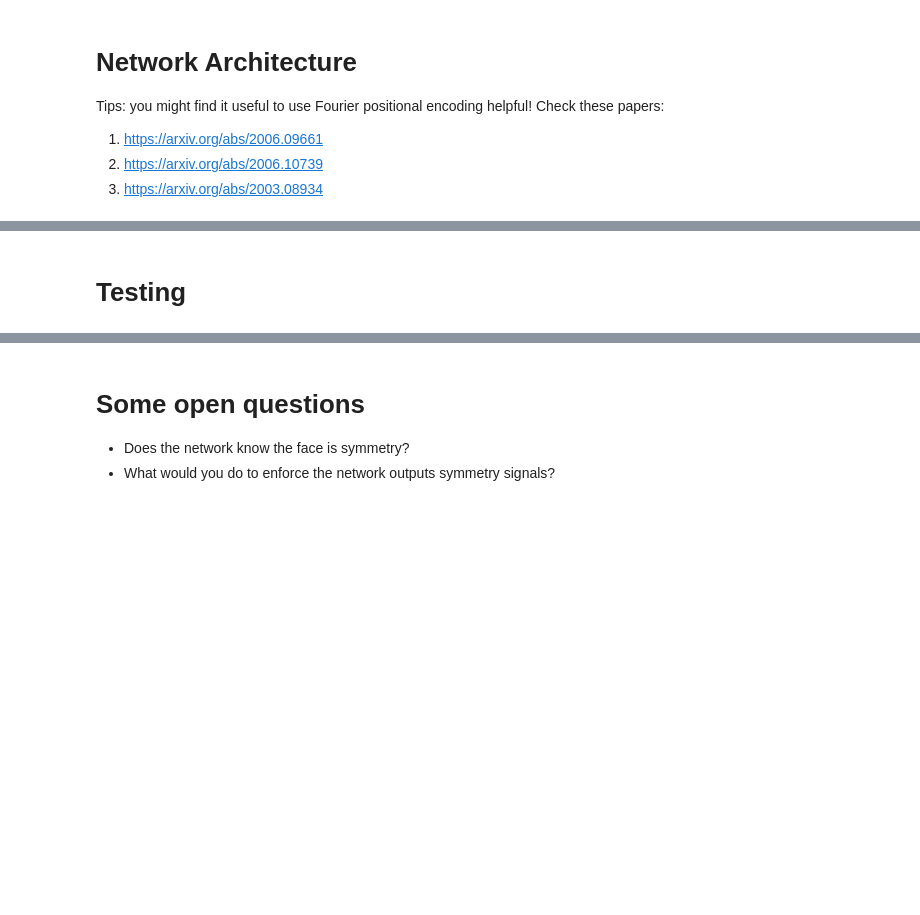
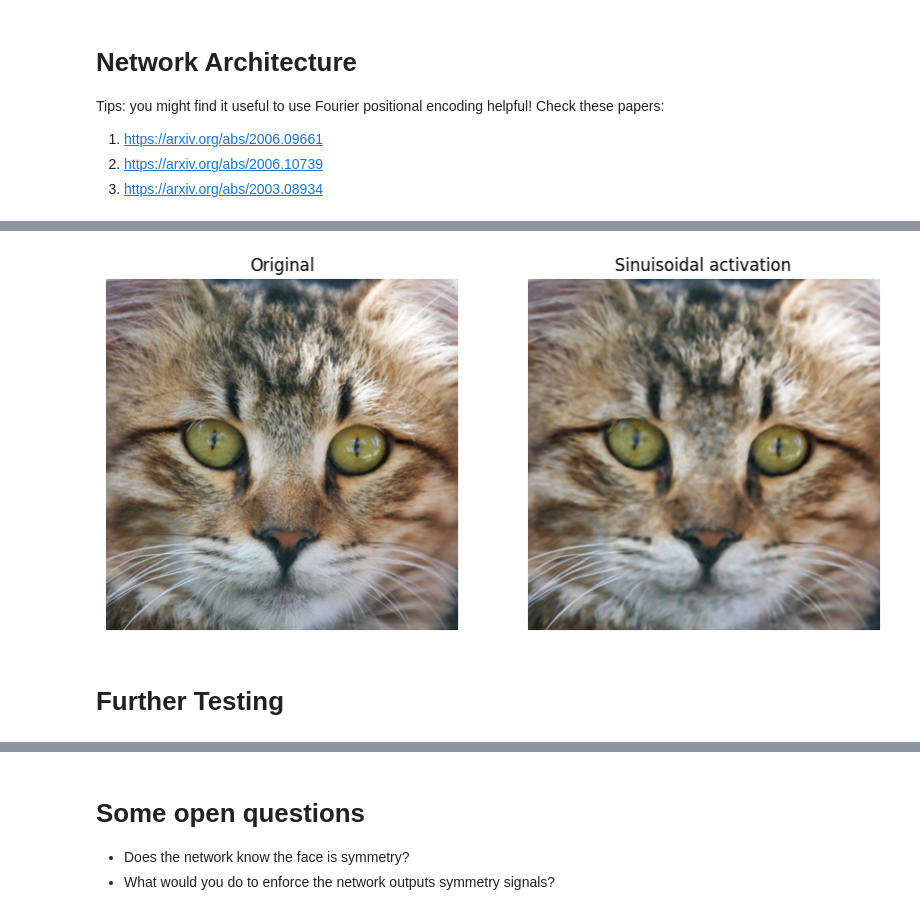
Before and after one commit to nomppy/colab-notebooks, a Jupyter notebook: Neural_Fields_Exercise.ipynb, the cells around one changed output, grey strips where cells are left out. Drawn from its saved outputs; the diff is of its cells as text; code cells hidden in the pictures; blank space fills up the shorter version.

```diff
--- a/Neural_Fields_Exercise.ipynb
+++ b/Neural_Fields_Exercise.ipynb
@@ -319,0 +619,11 @@ Step 9900, total loss 0.008525792509317398
+# %%
+fig, (org, inr) = plt.subplots(1, 2, figsize=(10,5))
+org.imshow(img)
+org.set_title('Original')
+org.axis('off')
+inr.imshow(create_image(snet, 1024))
+inr.set_title('Sinuisoidal activation')
+inr.axis('off')
+
+plt.show()
+# %% [output]
@@ -320,2 +631,3 @@ Step 9900, total loss 0.008525792509317398
+[figure, added]
 # %% [markdown]
-# Testing
+# Further Testing
```
Also changed, not shown: parts of 30 cells of this notebook.
